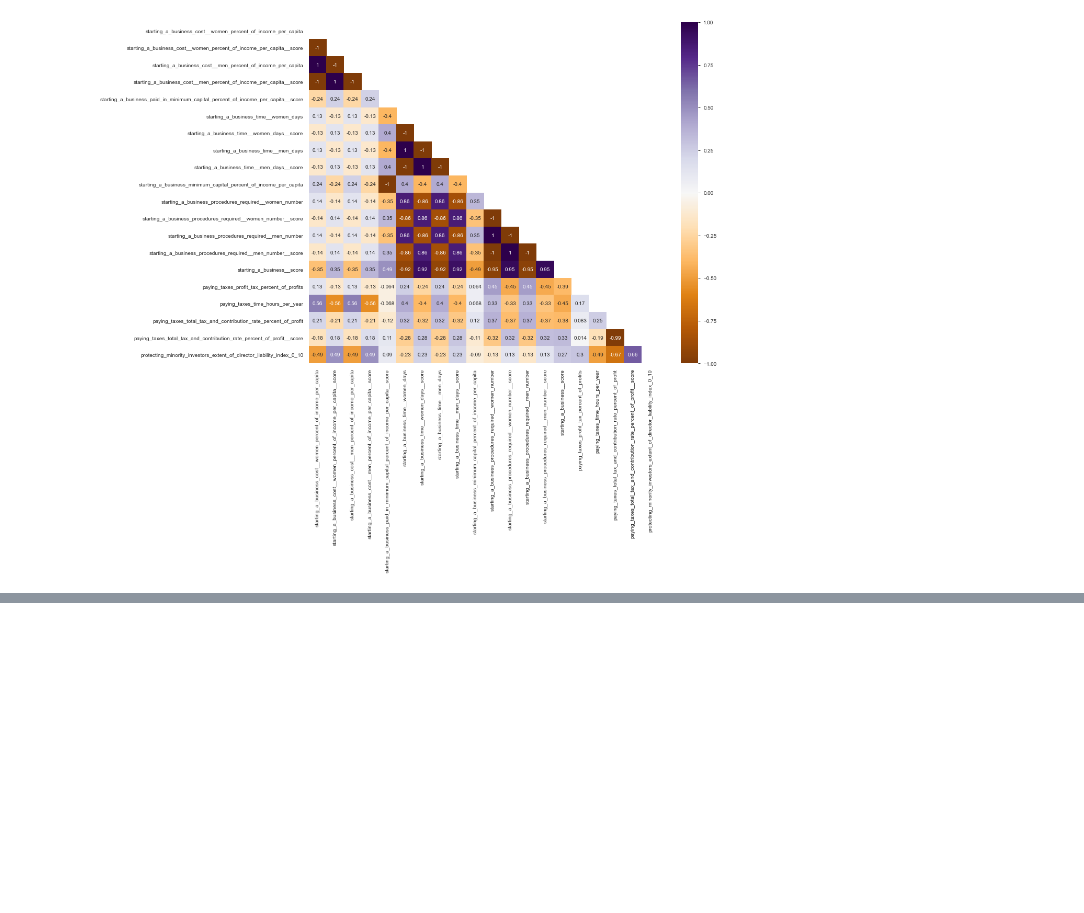
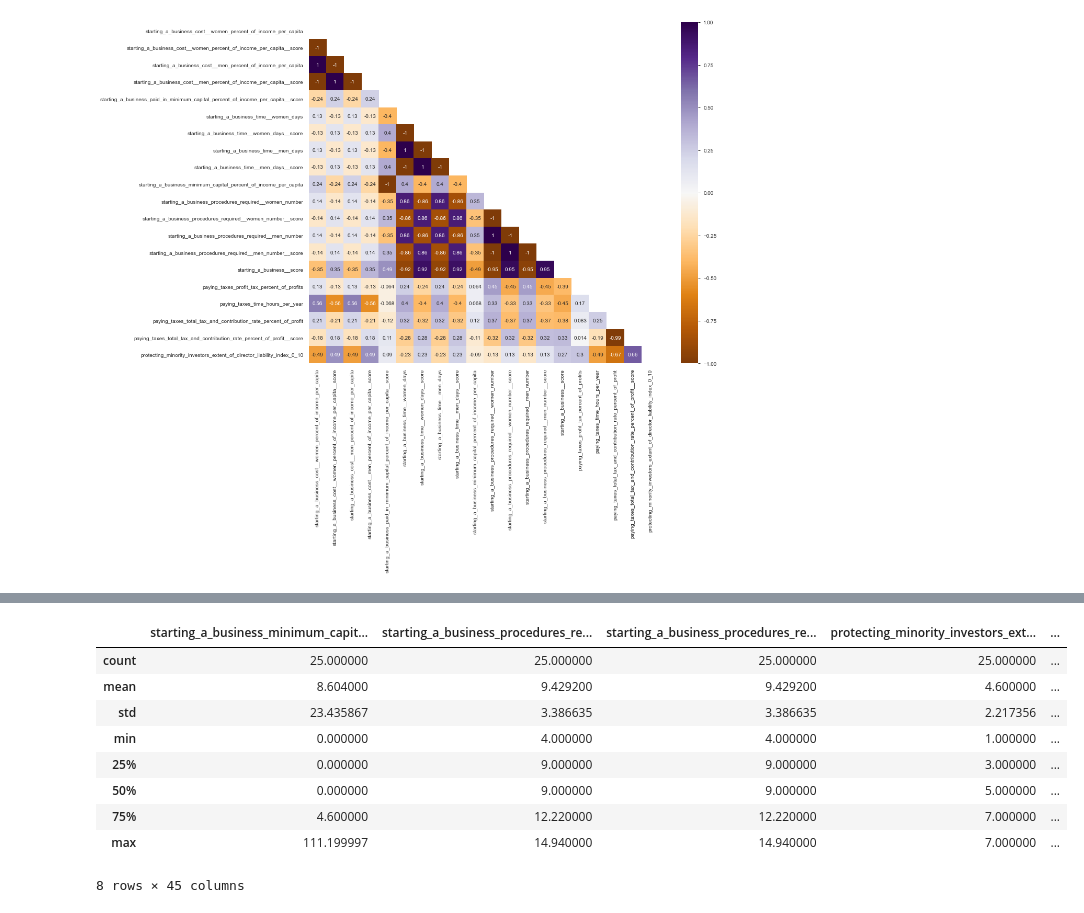
Before and after one commit to anshul2181981/DataScience, a Jupyter notebook: analyze_financial_inclusion_data.ipynb, the cells around one changed output, grey strips where cells are left out. Drawn from its saved outputs; the diff is of its cells as text; code cells hidden in the pictures; blank space fills up the shorter version.

```diff
--- a/analyze_financial_inclusion_data.ipynb
+++ b/analyze_financial_inclusion_data.ipynb
@@ -113,0 +143,13 @@ plt.show()
+# %%
+df_for_corr_matrix.describe()
+# %% [output]
+|  | starting_a_business_minimum_capit... | starting_a_business_procedures_re... | starting_a_business_procedures_re... | protecting_minority_investors_ext... | ... |
+| count | 25.000000 | 25.000000 | 25.000000 | 25.000000 | ... |
+| mean | 8.604000 | 9.429200 | 9.429200 | 4.600000 | ... |
+| std | 23.435867 | 3.386635 | 3.386635 | 2.217356 | ... |
+| min | 0.000000 | 4.000000 | 4.000000 | 1.000000 | ... |
+| 25% | 0.000000 | 9.000000 | 9.000000 | 3.000000 | ... |
+| 50% | 0.000000 | 9.000000 | 9.000000 | 5.000000 | ... |
+| 75% | 4.600000 | 12.220000 | 12.220000 | 7.000000 | ... |
+| max | 111.199997 | 14.940000 | 14.940000 | 7.000000 | ... |
+8 rows × 45 columns
```
Also changed, not shown: parts of 10 cells of this notebook.
